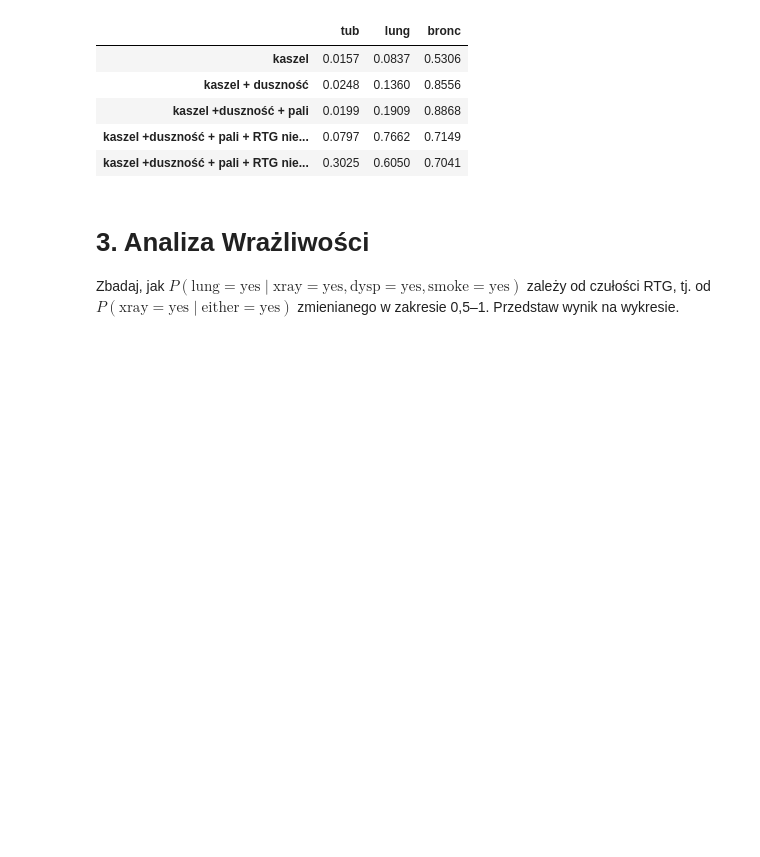
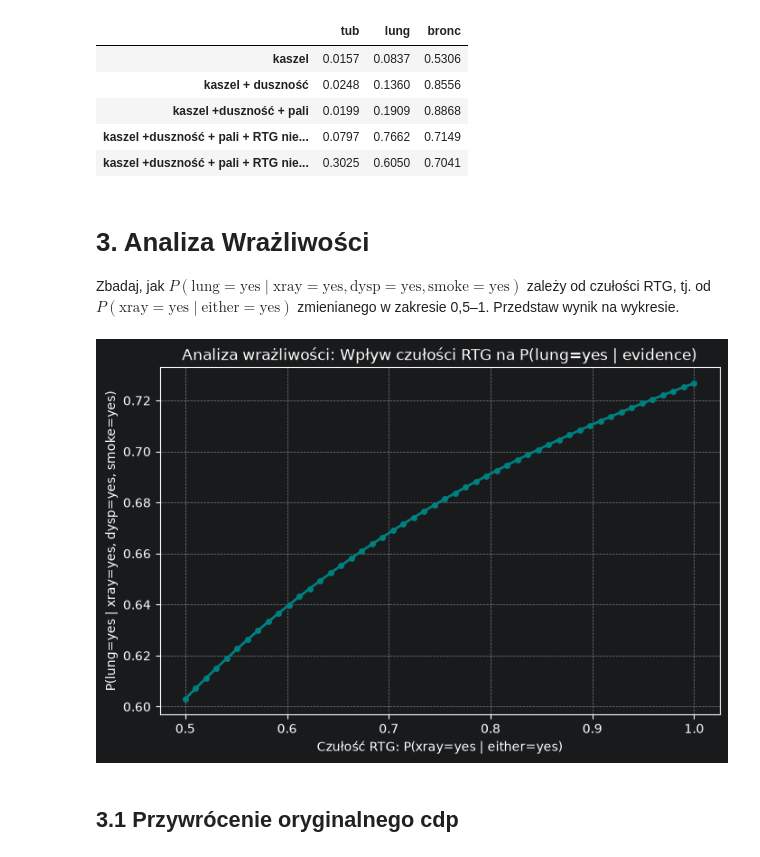
Before and after one commit to xXKeNdAmAmAsTeRXx/IFM_konwoledge_enginnering, a Jupyter notebook: src/ifm_konwoledge_enginnering/labs/3_lab_pgmpy/Lab3_tasks.ipynb, the cells around one changed output. Cells and saved outputs as stored; diff of their text form; code cells hidden in the pictures; blank space fills up the shorter version.

```diff
--- a/src/ifm_konwoledge_enginnering/labs/3_lab_pgmpy/Lab3_tasks.ipynb
+++ b/src/ifm_konwoledge_enginnering/labs/3_lab_pgmpy/Lab3_tasks.ipynb
@@ -343,3 +344,52 @@ display(diag_c)
 # %% [markdown]
 # 3. Analiza Wrażliwości
 Zbadaj, jak $P(\text{lung}=\text{yes} \mid \text{xray}=\text{yes}, \text{dysp}=\text{yes}, \text{smoke}=\text{yes})$ zależy od czułości RTG, tj. od $P(\text{xray}=\text{yes} \mid \text{either}=\text{yes})$ zmienianego w zakresie 0,5–1. Przedstaw wynik na wykresie.
+# %%
+import numpy as np
+
+cdp_xray = asia_model.get_cpds('xray')
+state_names = cdp_xray.state_names
+original_values = cdp_xray.get_values()
+
+sensitivities = np.linspace(0.5, 1.0, 50)
+probs = []
+
+infer = VariableElimination(asia_model)
+for s in sensitivities:
+    new_values = original_values.copy()
+
+    new_values[0, 0] = s       # P(xray=yes | either=yes)
+    new_values[1, 0] = 1 - s   # P(xray=no | either=yes)
+
+    updated_cpd = TabularCPD(
+        variable='xray',
+        variable_card=2,
+        values=new_values,
+        evidence=['either'],
+        evidence_card=[2],
+        state_names=state_names
+    )
+
+    asia_model.add_cpds(updated_cpd)
+
+    result = infer.query(
+        variables=['lung'],
+        evidence={'xray': 'yes', 'dysp': 'yes', 'smoke': 'yes'}
+    )
+
+    lung_states = asia_model.get_cpds('lung').state_names['lung']
+    lung_yes_idx = lung_states.index('yes')
+    prob = result.values[lung_yes_idx]
+    probs.append(prob)
+
+plt.figure(figsize=(8, 5))
+plt.plot(sensitivities, probs, marker='o', color='teal', linewidth=2, markersize=4)
+plt.title("Analiza wrażliwości: Wpływ czułości RTG na P(lung=yes | evidence)")
+plt.xlabel("Czułość RTG: P(xray=yes | either=yes)")
+plt.ylabel("P(lung=yes | xray=yes, dysp=yes, smoke=yes)")
+plt.grid(True, linestyle='--', alpha=0.7)
+plt.show()
+# %% [output]
+[figure, added]
+# %% [markdown]
+## 3.1 Przywrócenie oryginalnego cdp
```
Also changed, not shown: parts of 4 cells of this notebook.
